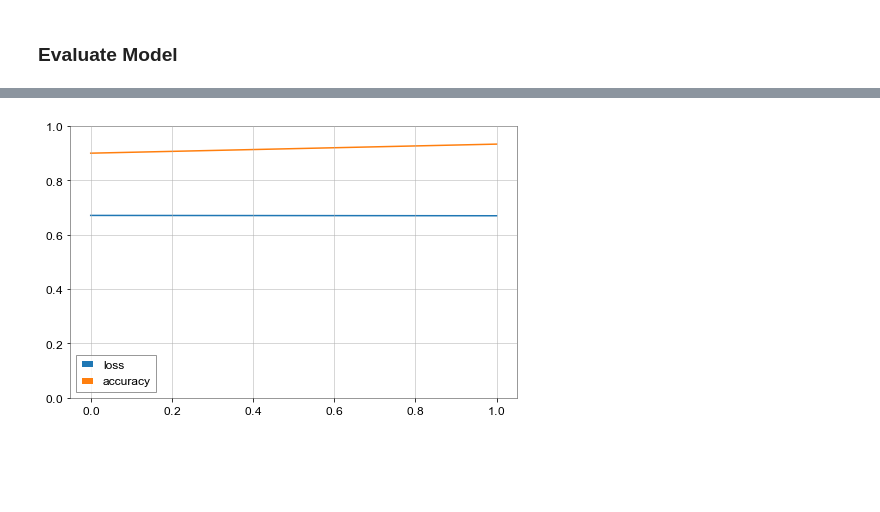
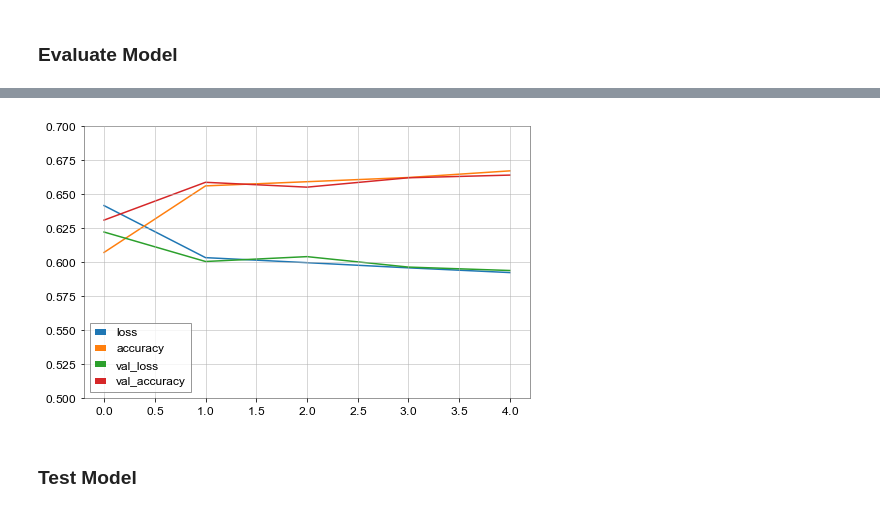
Before and after one commit to TomCasaletto/CMPE257, a Jupyter notebook: anthony/Generator.ipynb, the cells around one changed output, grey strips where cells are left out. Cells and saved outputs as stored; diff of their text form; code cells hidden in the pictures; blank space fills up the shorter version.

Commit message:
Final changes to my code. And a trained model.

```diff
--- a/anthony/Generator.ipynb
+++ b/anthony/Generator.ipynb
@@ -150,9 +134,3 @@ foo = np.array([ID])
 print(foo.shape)
 for i in foo:
     print(i)
-# %%
-ID = train_meta['id'][0]
-X = np.load("../../data_128x120/train/{}/{}/{}/{}.npy".format(ID[0], ID[1], ID[2], ID))
-print(X.shape)
-plt.figure(figsize=(6, 4), dpi=120)
-plt.imshow(X)
@@ -168,7 +148,7 @@ From tutorial at: https://stanford.edu/~shervine/blog/keras-how-to-generate-data
 class DataGenerator(tf.keras.utils.Sequence):
     def __init__(self, list_IDs, labels, batch_size=32, dim=(32,32,32), n_channels=1,
              n_classes=10, shuffle=True, resize_shape=None, apply_norm=True,
-             apply_transforms=True):
+             apply_transforms=True, test_data = False):
 
         'Initialization'
         self.dim = dim
@@ -181,6 +161,7 @@ class DataGenerator(tf.keras.utils.Sequence):
         self.resize_shape = resize_shape
         self.apply_norm = apply_norm
         self.apply_transforms = apply_transforms
+        self.test_data = test_data
         self.on_epoch_end()
 
     def on_epoch_end(self):
@@ -188,24 +169,31 @@ class DataGenerator(tf.keras.utils.Sequence):
         self.indexes = np.arange(len(self.list_IDs))
         if self.shuffle == True:
             np.random.shuffle(self.indexes)
+#             print("Shuffling")
 
     def __data_generation(self, list_IDs_temp):
         'Generates data containing batch_size samples' # X : (n_samples, *dim, n_channels)
         # Initialization
         X = np.empty((self.batch_size, *self.dim, self.n_channels))
-        y = np.empty((self.batch_size), dtype=int)
+        if (self.test_data == False):
+            y = np.empty((self.batch_size), dtype=int)
+            path_str = 'train'
+        else:
+            y = []
+            path_str = 'test'
 
         # Generate data
         for i, ID in enumerate(list_IDs_temp):
             # Store sample
             if (self.apply_transforms):
-                X[i,] = np.load("../../data/train/{}/{}/{}/{}.npy".format(ID[0], ID[1], ID[2], ID)).T
+                X[i,] = np.load("../../data/{}/{}/{}/{}/{}.npy".format(path_str, ID[0], ID[1], ID[2], ID)).T
             else:
-                X[i,] = np.load("../../data_{}x{}/train/{}/{}/{}/{}.npy".format(self.dim[0],
-                                self.dim[1], ID[0], ID[1], ID[2], ID))
+                X[i,] = np.load("../../data_{}x{}/{}/{}/{}/{}/{}.npy".format(self.dim[0],
+                                self.dim[1], path_str, ID[0], ID[1], ID[2], ID))
 
             # Store class
-            y[i] = self.labels[ID]
+            if (self.test_data == False):
+                y[i] = self.labels[ID]
 
         # Not sure if I want this categorical transformation since I'm only doing
         # a binary classification, but I'll leave it for now.
@@ -259,7 +247,7 @@ class DataGenerator(tf.keras.utils.Sequence):
 #### Select some samples and split into training and validation sets
 # %%
 starting_sample = 0
-num_samples = 70000
+num_samples = 200000
 end_idx = starting_sample + num_samples
 id_list = train_meta['id'][starting_sample : end_idx].to_numpy()
 label_list = [label_dict[k] for k in id_list]
@@ -283,7 +271,7 @@ params_raw = {'dim': np.array([4096]),
 
 # Params for transformed data
 params_trans = {'dim': np.array([128, 120]),
-          'batch_size': 50,
+          'batch_size': 100,
           'n_classes': 2,
           'n_channels': 3,
           'shuffle': True,
@@ -387,8 +384,8 @@ model_checkpoint_callback = tf.keras.callbacks.ModelCheckpoint(
     save_weights_only=True,
     monitor='val_accuracy',
     mode='max',
-    save_best_only=False)
+    save_best_only=True)
 
 history = model.fit(train_gen, validation_data=val_gen,
-                     epochs=20)#, callbacks=[model_checkpoint_callback])
+                     epochs=5, callbacks=[model_checkpoint_callback])
 # %% [output]
@@ -430,8 +423,10 @@ KeyError: 'val_accuracy'
 # %%
 pd.DataFrame(history.history).plot(figsize=(8, 5))
 plt.grid(True)
-plt.gca().set_ylim(0, 1)
+plt.gca().set_ylim(0.5, 0.7)
 # save_fig(\"keras_learning_curves_plot\")
 plt.show()
 # %% [output]
-[figure, old version]
+[figure, new version]
+# %% [markdown]
+### Test Model
```
Also changed, not shown: parts of 25 cells of this notebook, 4 other files.
